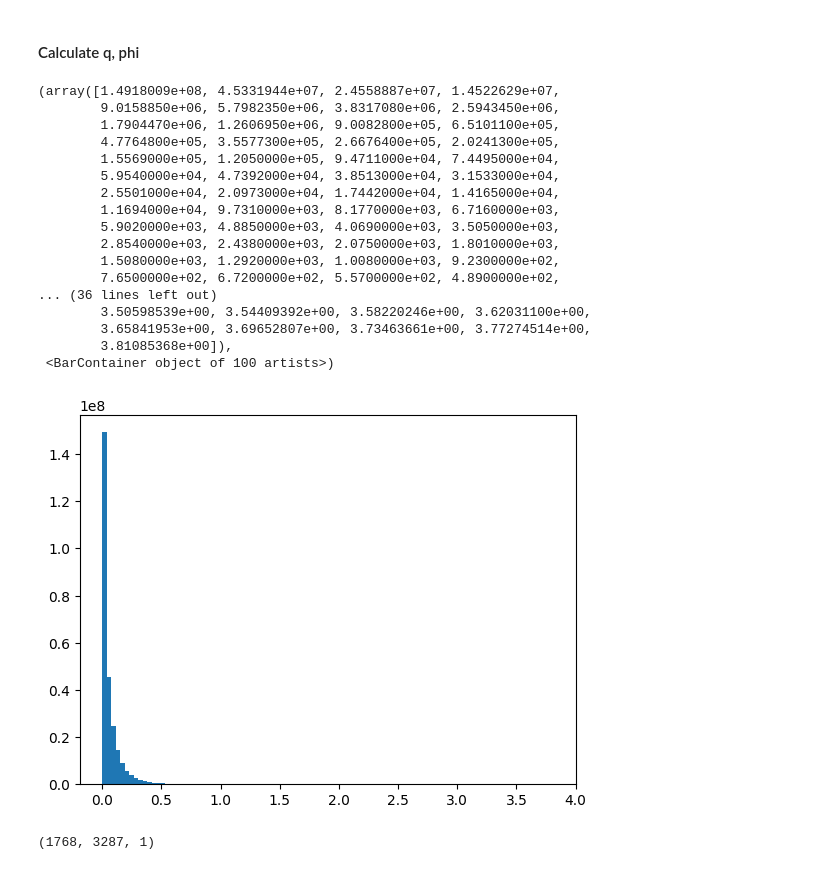
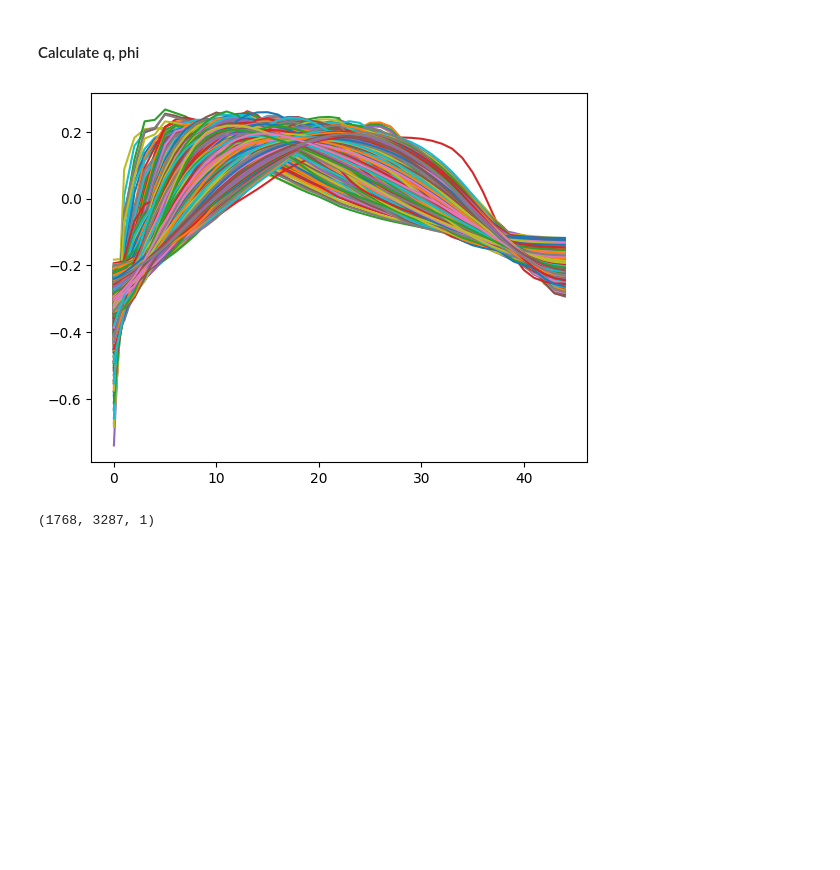
Before and after one commit to becklabs/aragonite-opendap, a Jupyter notebook: notebooks/TCN/preprocess.ipynb, the cells around one changed output. Drawn from its saved outputs; the diff is of its cells as text; code cells hidden in the pictures; blank space fills up the shorter version.

```diff
--- a/notebooks/TCN/preprocess.ipynb
+++ b/notebooks/TCN/preprocess.ipynb
@@ -109,27 +111,10 @@ q_anomaly, phi_anomaly, T_bar_anomaly, _ = svd_decompose(anomalies_3d, n_modes=2
+# %%
+for row in phi_anomaly[:, :, 1]:
+    plt.plot(row)
+# %% [output]
+[figure, added]
 # %%
 reconstructed_T = reconstruct_T(phi_anomaly, q_anomaly, T_bar_anomaly)
-# %%
-diffs = np.abs(anomalies_3d - reconstructed_T)
-plt.hist(diffs.flatten(), bins=100)
-# %% [output]
-(array([1.4918009e+08, 4.5331944e+07, 2.4558887e+07, 1.4522629e+07,
-        9.0158850e+06, 5.7982350e+06, 3.8317080e+06, 2.5943450e+06,
-        1.7904470e+06, 1.2606950e+06, 9.0082800e+05, 6.5101100e+05,
-        4.7764800e+05, 3.5577300e+05, 2.6676400e+05, 2.0241300e+05,
-        1.5569000e+05, 1.2050000e+05, 9.4711000e+04, 7.4495000e+04,
-        5.9540000e+04, 4.7392000e+04, 3.8513000e+04, 3.1533000e+04,
-        2.5501000e+04, 2.0973000e+04, 1.7442000e+04, 1.4165000e+04,
-        1.1694000e+04, 9.7310000e+03, 8.1770000e+03, 6.7160000e+03,
-        5.9020000e+03, 4.8850000e+03, 4.0690000e+03, 3.5050000e+03,
-        2.8540000e+03, 2.4380000e+03, 2.0750000e+03, 1.8010000e+03,
-        1.5080000e+03, 1.2920000e+03, 1.0080000e+03, 9.2300000e+02,
-        7.6500000e+02, 6.7200000e+02, 5.5700000e+02, 4.8900000e+02,
-... (36 lines left out)
-        3.50598539e+00, 3.54409392e+00, 3.58220246e+00, 3.62031100e+00,
-        3.65841953e+00, 3.69652807e+00, 3.73463661e+00, 3.77274514e+00,
-        3.81085368e+00]),
- <BarContainer object of 100 artists>)
-[figure, removed]
 # %%
 T_bar_anomaly.shape
 # %% [output]
```
Also changed, not shown: parts of 10 cells of this notebook.
